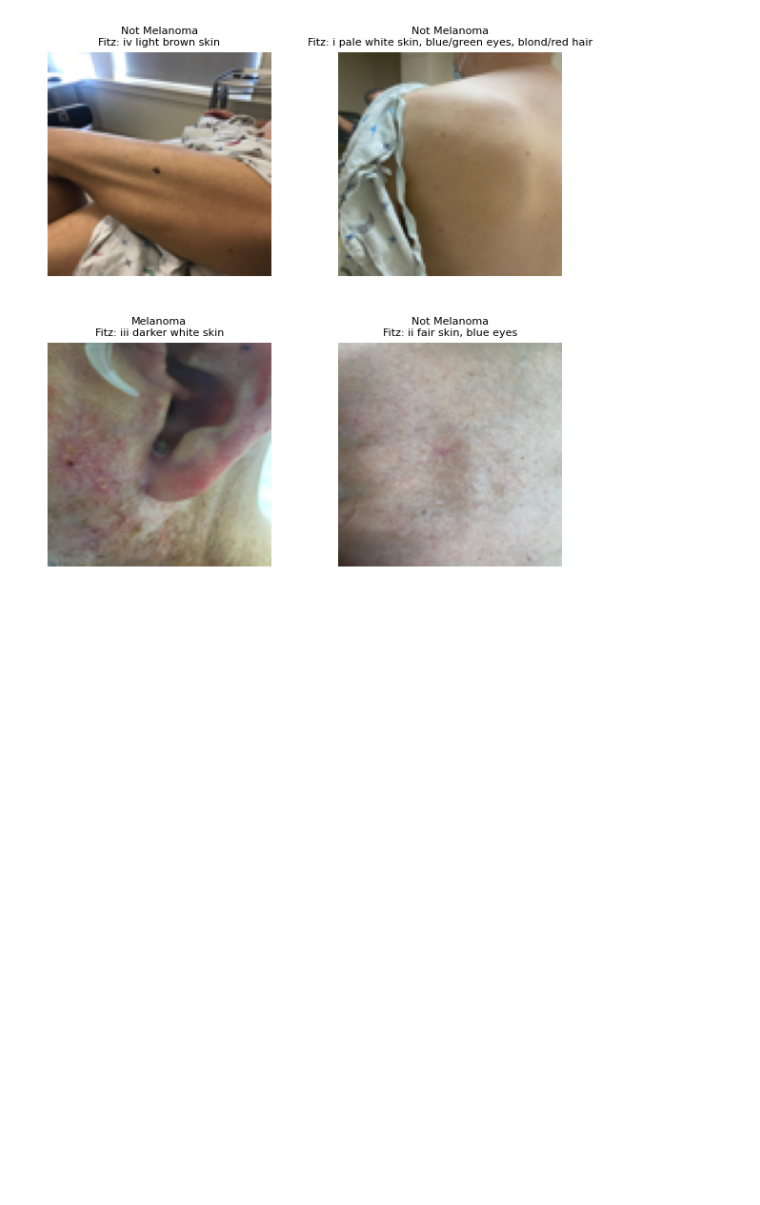
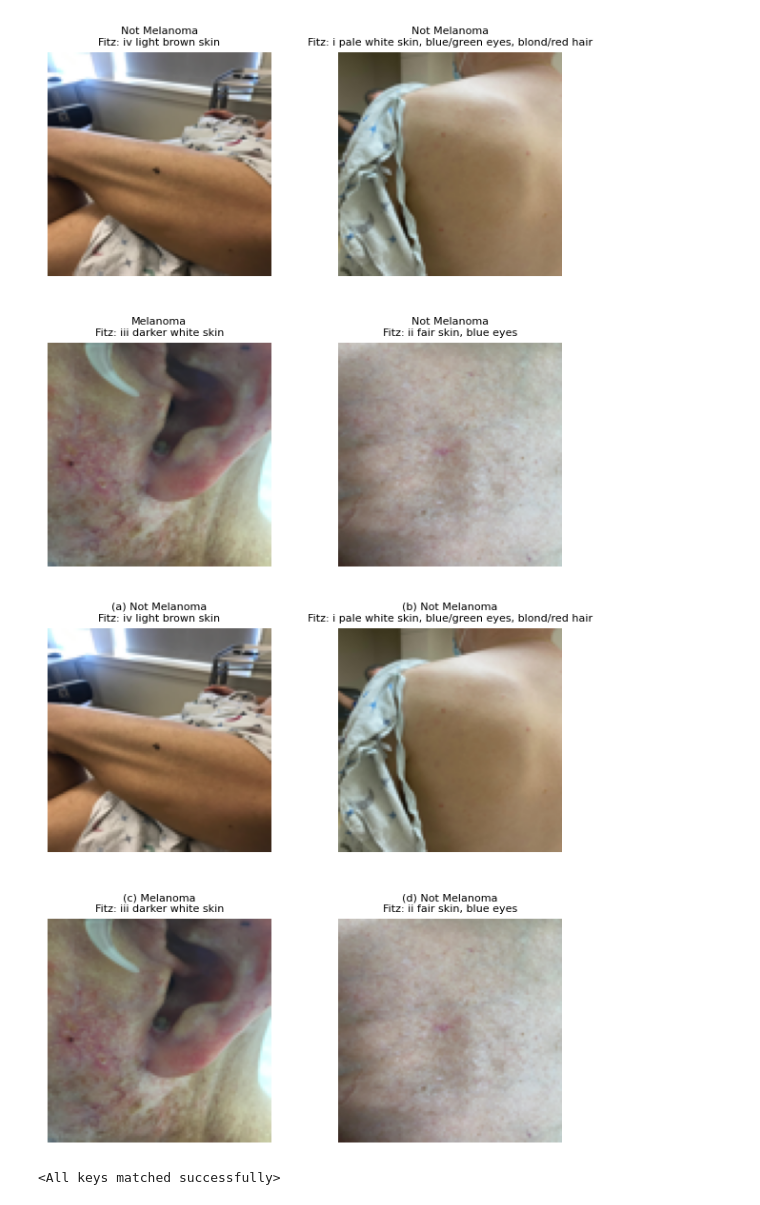
Before and after one commit to SaurinSavla/mra-midas-skincancer, a Jupyter notebook: models/efficientB0.ipynb, the cells around one changed output. Drawn from its saved outputs; the diff is of its cells as text; code cells hidden in the pictures; blank space fills up the shorter version.

```diff
--- a/models/efficientB0.ipynb
+++ b/models/efficientB0.ipynb
@@ -837,3 +855,53 @@ plt.subplots_adjust(left=0.05, right=0.95, top=0.95, bottom=0.05, wspace=0.3, hs
 plt.show()
 # %% [output]
 [figure]
+# %%
+import matplotlib.pyplot as plt
+import pandas as pd
+import os
+from PIL import Image
+
+# Reload dataset (replace 'file_path' with your actual dataset path)
+file_path = "C:/Data/DJ/azcopydata/midasmultimodalimagedatasetforaibasedskincancer/release_midas.xlsx"
+df = pd.read_excel(file_path)
+
+# Define image directory (same folder as the Excel sheet)
+image_dir = os.path.dirname(file_path)
+
+# Ensure Fitzpatrick values are unique
+unique_fitz_df = df.drop_duplicates(subset=["midas_fitzpatrick"])
+
+# Select 4 images with different Fitzpatrick values
+if len(unique_fitz_df) >= 4:
+    sample_df = unique_fitz_df.sample(n=4, random_state=30)
+else:
+    raise ValueError("Not enough unique Fitzpatrick scale values in the dataset!")
+
+# Create figure with 2x2 grid layout
+fig, axes = plt.subplots(2, 2, figsize=(6, 6))
+
+# Labels for subplots
+subplot_labels = ['(a)', '(b)', '(c)', '(d)']
+
+# Loop through selected images and display them
+for i, (ax, (_, row)) in enumerate(zip(axes.flat, sample_df.iterrows())):
+    image_path = os.path.join(image_dir, row["midas_file_name"])
+
+    # Load and resize image
+    image = Image.open(image_path).convert("RGB")
+    image = image.resize((100, 100))
+
+    # Get labels
+    melanoma_label = "Melanoma" if row["midas_melanoma"].lower() == "yes" else "Not Melanoma"
+    fitzpatrick_value = row["midas_fitzpatrick"]
+
+    # Display image
+    ax.imshow(image)
+    ax.axis("off")
+    ax.set_title(f"{subplot_labels[i]} {melanoma_label}\nFitz: {fitzpatrick_value}", fontsize=8)
+
+# Adjust layout
+plt.subplots_adjust(left=0.05, right=0.95, top=0.95, bottom=0.05, wspace=0.3, hspace=0.3)
+plt.show()
+# %% [output]
+[figure, added]
@@ -839,0 +916,9 @@ plt.show()
+# %%
+image_model = ImageModel().to(device)
+metadata_model = MetadataModel(input_size=len(categorical_cols) + len(numerical_cols)).to(device)
+model = MultimodalModel(image_model, metadata_model).to(device)
+
+checkpoint_path = "C:/Data/DJ/SkinCancer/code/models/checkpoints/model_epoch_15.pth"  # <-- update path
+model.load_state_dict(torch.load(checkpoint_path, map_location=device))
+# %% [output]
+<All keys matched successfully>
```
Also changed, not shown: parts of 13 cells of this notebook, 4 other files.
